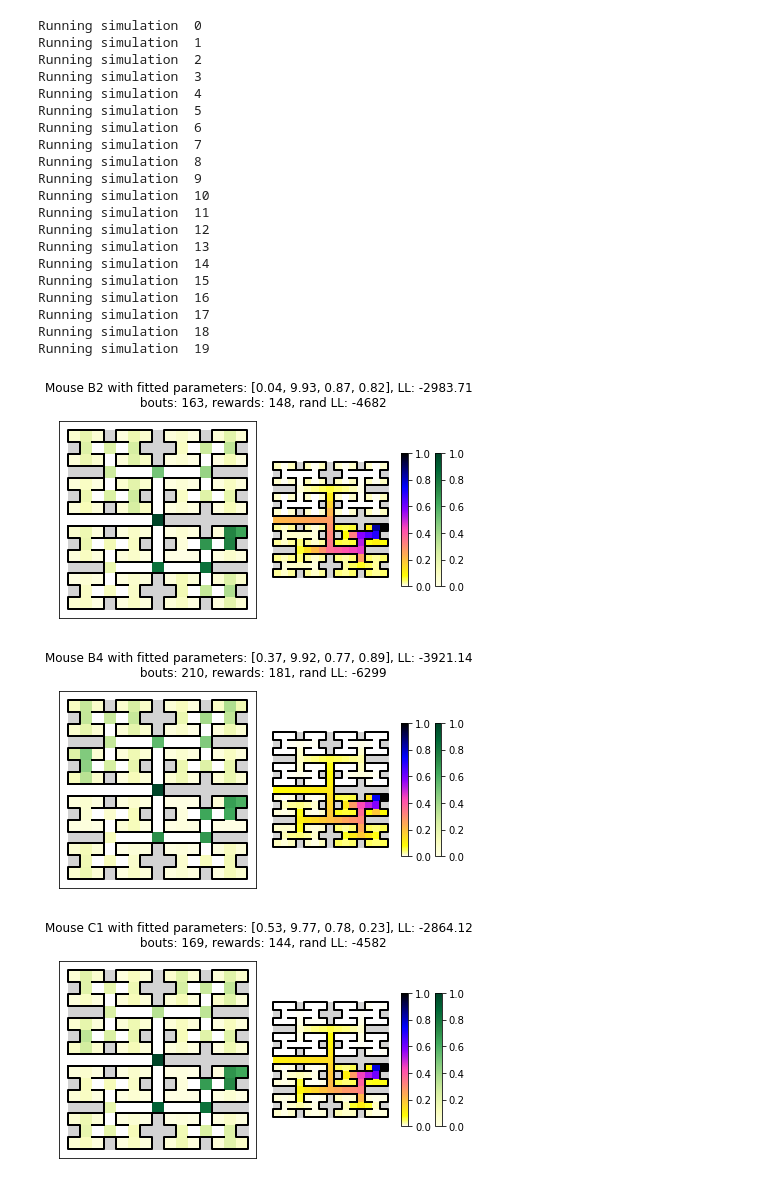
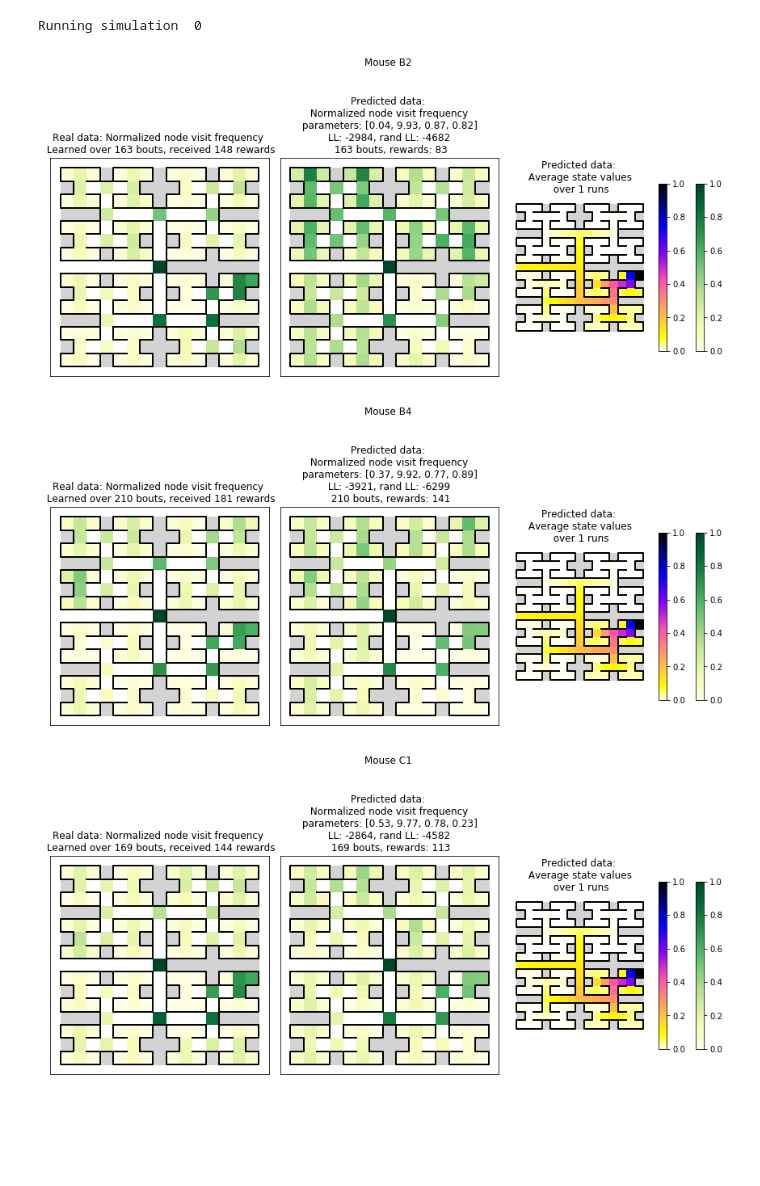
Before and after one commit to umeshksingla/MouseMazeHierRL, a Jupyter notebook: TDlambda_Home2Rwd_stan/TDlambda_Home2Rwd.ipynb, the cells around one changed output. Drawn from its saved outputs; the diff is of its cells as text; code cells hidden in the pictures; blank space fills up the shorter version.

```diff
--- a/TDlambda_Home2Rwd_stan/TDlambda_Home2Rwd.ipynb
+++ b/TDlambda_Home2Rwd_stan/TDlambda_Home2Rwd.ipynb
@@ -35,10 +36,10 @@ def revise_subfits(real_traj, exclude=None):
     if exclude:
         for mouseID in exclude:
             org_sub_fits.pop(mouseID)
-        sub_fits = dict(zip(np.arange(10-len(exclude)), org_sub_fits.values()))
+        sub_fits = dict(zip(np.arange(len(real_traj)-len(exclude)), org_sub_fits.values()))
     else:
         sub_fits = org_sub_fits
-    real_mouseID = set(np.arange(10)) - set(exclude)
+    real_mouseID = set(np.arange(len(real_traj))) - set(exclude)
 
     # Retrieve number of bouts each mouse learned over
     N_BOUTS_TO_GENERATE = [len(np.where(traj_list[:,0]!=INVALID_STATE)[0]) for traj_list in real_traj]
@@ -46,12 +47,14 @@ def revise_subfits(real_traj, exclude=None):
 
     # Sum total rewards each mouse earned
     NRWDS = np.zeros(len(real_traj), dtype=int)
+    RWD_RATE = [[] for _ in range(len(real_traj))]
     for mouseID in np.arange(len(real_traj)):
         for traj_list in real_traj[mouseID]:
-            NRWDS[mouseID] += len(np.where(traj_list==116)[0])
+            RWD_RATE[mouseID].extend([len(np.where(traj_list==RWD_NODE)[0])])
+            NRWDS[mouseID] += len(np.where(traj_list==RWD_NODE)[0])
     NRWDS = [NRWDS[id] for id in real_mouseID]
 
-    return sub_fits, real_mouseID, N_BOUTS_TO_GENERATE, NRWDS
+    return sub_fits, real_mouseID, N_BOUTS_TO_GENERATE, NRWDS, RWD_RATE
 
 def rand_LL(real_traj_lists):
     '''
@@ -71,43 +74,37 @@ indv_rand_LL = rand_LL(real_traj_lists)
 
 # Retrieving fitted subject parameters
 org_sub_fits = pickle.load(open('results/TDlamda_Rvisit_real_init0.1/sub_fits.pkl','rb'))
-sub_fits, real_mouseID, N_BOUTS_TO_GENERATE, NRWDS = revise_subfits(real_traj, [0,2,8])
+sub_fits, real_mouseID, N_BOUTS, NRWDS, RWD_RATE = revise_subfits(real_traj, [0,2,8])
-# %%
-avg_state_value_hist, _ = model.simulate_avg(sub_fits, RUNS=20, N_BOUTS_TO_GENERATE=N_BOUTS_TO_GENERATE)
-# %% [output]
-Running simulation  0
-Running simulation  1
-Running simulation  2
-Running simulation  3
-Running simulation  4
-Running simulation  5
-Running simulation  6
-Running simulation  7
-Running simulation  8
-Running simulation  9
-Running simulation  10
-Running simulation  11
-Running simulation  12
-Running simulation  13
-Running simulation  14
-Running simulation  15
-Running simulation  16
-Running simulation  17
-Running simulation  18
-Running simulation  19
+# %%
+RUNS = 1
+N_BOUTS_TO_GENERATE = [b for b in N_BOUTS]
+avg_state_value_hist, total_pred_traj, total_rwds, pred_rwd_rate = model.simulate_avg(sub_fits, RUNS=RUNS, N_BOUTS_TO_GENERATE=N_BOUTS_TO_GENERATE)
+# %% [output]
+Running simulation  0
+# %%
+# Combining all predicted trajectories for each mouse across bouts and runs
+total_pred_traj_list = [[] for _ in range(len(sub_fits))]
+[total_pred_traj_list[mouseID].extend(traj) for mouseID in np.arange(len(sub_fits)) for run in total_pred_traj[mouseID] for traj in run];
 # %%
 # Plotting frequency of real trajectories and average state values of predicted trajectories
 for simID, realID in enumerate(real_mouseID):
     # Arrange plots for a side-by-side comparison
-    fig, (ax1, ax2) = plt.subplots(1,2)
-    plot_maze_stats(real_traj_lists[realID], 'states', 'YlGn', axes=ax1, display=False)
-    plot_maze_stats(avg_state_value_hist[simID], 'state_values', 'gnuplot2_r', axes=ax2, display=False)
-    ax1.invert_yaxis()
-    ax2.invert_yaxis()
-    fig.suptitle('Mouse %s with fitted parameters: %s, LL: %.2f \n bouts: %i, rewards: %i, rand LL: %.f'
-                 %(RewNames[realID], str([np.round(val,2) for val in sub_fits[simID][:-1]]), sub_fits[simID][-1],
-                   N_BOUTS_TO_GENERATE[simID], NRWDS[simID], indv_rand_LL[realID]))
+    fig, axs = plt.subplots(1,3,figsize=(12,7.5))
+    plot_maze_stats(real_traj_lists[realID], 'states', 'YlGn', axes=axs[0], display=False, cbar=True)
+    plot_maze_stats(total_pred_traj_list[simID], 'states', 'YlGn', axes=axs[1], display=False, cbar=False)
+    plot_maze_stats(avg_state_value_hist[simID][:-1], 'state_values', 'gnuplot2_r', axes=axs[2], display=False, cbar=True)
+    axs[0].set_title('Real data: Normalized node visit frequency \n Learned over %i bouts, received %i rewards'
+                  %(N_BOUTS[simID], NRWDS[simID]))
+    axs[0].invert_yaxis()
+    axs[1].set_title('Predicted data: \n Normalized node visit frequency \n parameters: %s \n LL: %.f, rand LL: %.f \n %i bouts, rewards: %i'
+                     %(str([np.round(val,2) for val in sub_fits[simID][:-1]]), sub_fits[simID][-1], indv_rand_LL[realID],
+                    N_BOUTS_TO_GENERATE[simID], total_rwds[simID]))
+    axs[1].invert_yaxis()
+    axs[2].set_title('Predicted data: \n Average state values \n over %i runs' %(RUNS))
+    axs[2].invert_yaxis()
+    fig.suptitle('Mouse %s' %(RewNames[realID]))
+#     fig.savefig(save_dir + 'TDlambda_moreXP/' + RewNames[realID]+'.png')
 # %% [output]
-[figure, old version]
+[figure, new version]
-[figure, old version]
+[figure, new version]
-[figure, old version]
+[figure, new version]
```
Also changed, not shown: parts of 3 cells of this notebook.
